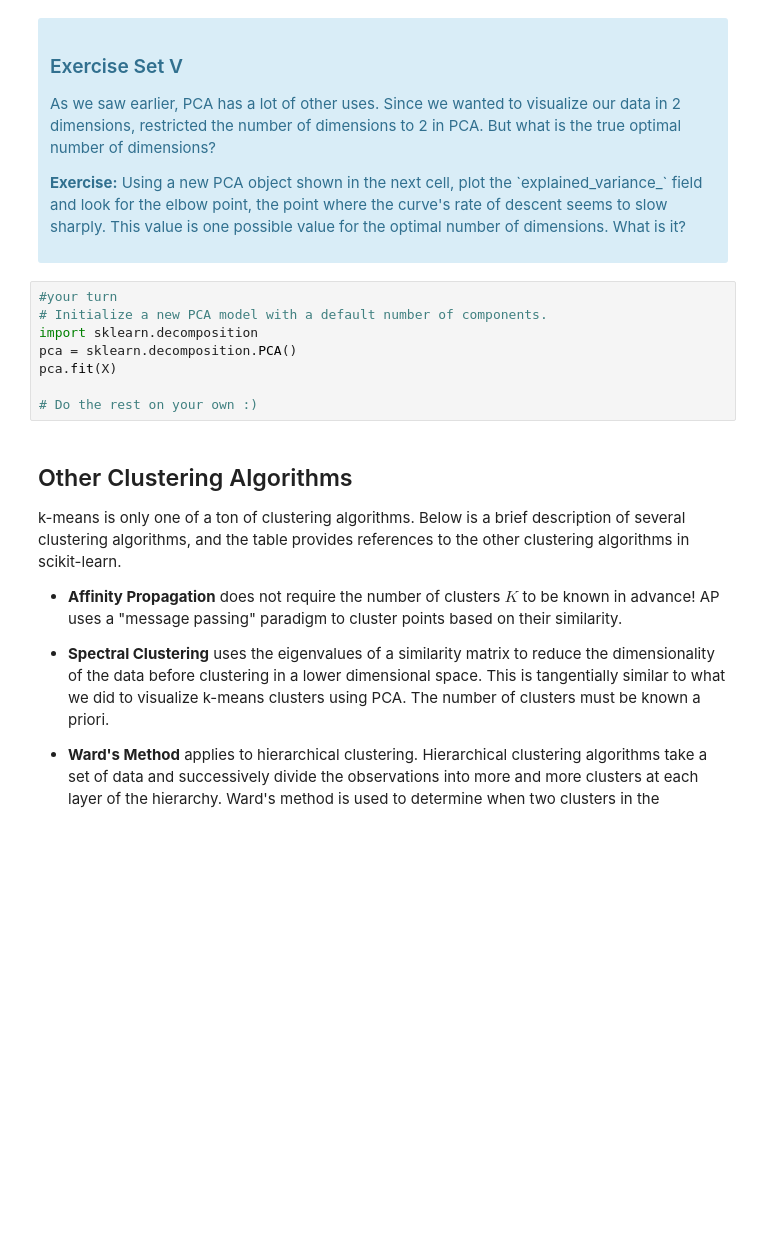
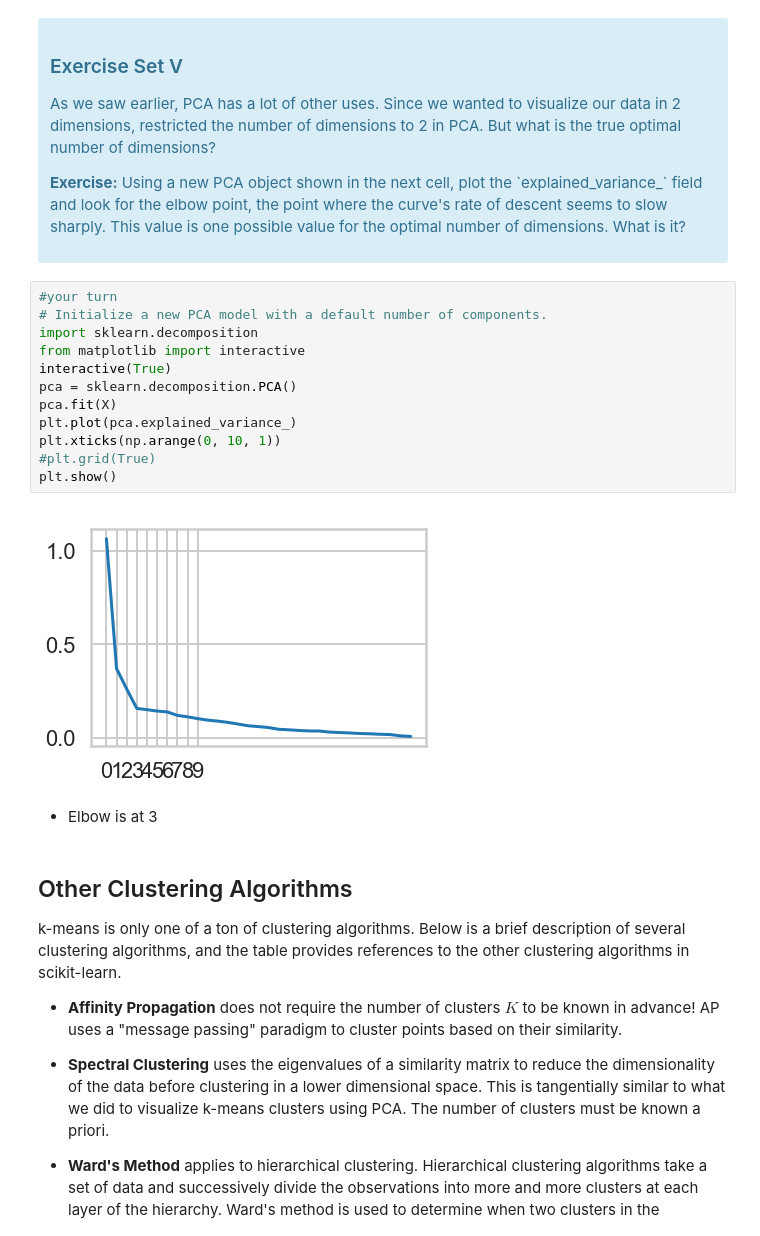
Before and after one commit to j-tian/Springboard, a Jupyter notebook: Mini_Project_Clustering.ipynb, the cells around one changed output. Cells and saved outputs as stored; diff of their text form; blank space fills up the shorter version.

```diff
--- a/Mini_Project_Clustering.ipynb
+++ b/Mini_Project_Clustering.ipynb
@@ -361,11 +410,19 @@ What we've done is we've taken those columns of 0/1 indicator variables, and we'
 # %%
 #your turn
 # Initialize a new PCA model with a default number of components.
 import sklearn.decomposition
+from matplotlib import interactive
+interactive(True)
 pca = sklearn.decomposition.PCA()
 pca.fit(X)
-
-# Do the rest on your own :)
+plt.plot(pca.explained_variance_)
+plt.xticks(np.arange(0, 10, 1))
+#plt.grid(True)
+plt.show()
+# %% [output]
+[figure, added]
+# %% [markdown]
+* Elbow is at 3
 # %% [markdown]
 ## Other Clustering Algorithms
 
```
Also changed, not shown: parts of 10 cells of this notebook.
